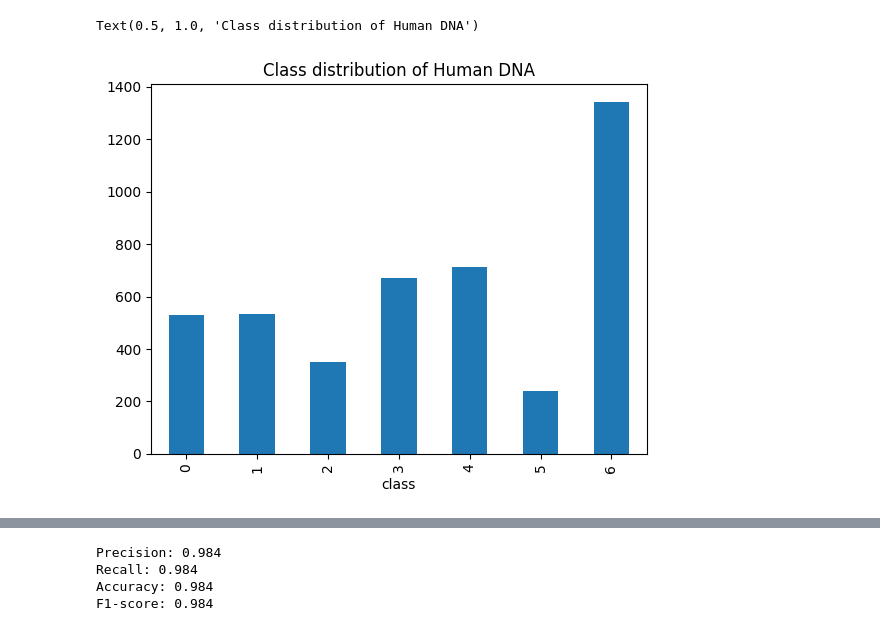
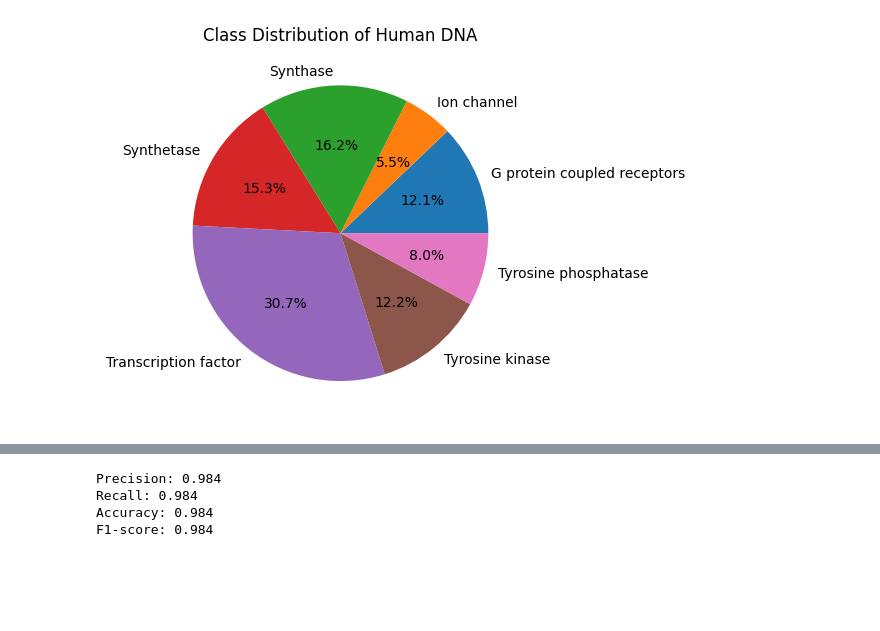
Before and after one commit to alessandroquirile/SequencingDNA, a Jupyter notebook: notebooks/1.0-data-exploration.ipynb, the cells around one changed output, grey strips where cells are left out. Drawn from its saved outputs; the diff is of its cells as text; code cells hidden in the pictures; blank space fills up the shorter version.

```diff
--- a/notebooks/1.0-data-exploration.ipynb
+++ b/notebooks/1.0-data-exploration.ipynb
@@ -38,13 +40,37 @@ To begin analyzing human DNA, we need to load the human dna dataset. This datase
 # %%
 import pandas as pd
 import matplotlib.pyplot as plt
 
+# Carica il file di dati
 human_dna = pd.read_table('../data/raw/human.txt')
-human_dna['class'].value_counts().sort_index().plot.bar()
-plt.title("Class distribution of Human DNA")
+
+# Crea un dizionario per mappare le classi numeriche alle descrizioni
+class_mapping = {
+    0: 'G protein coupled receptors',
+    1: 'Tyrosine kinase',
+    2: 'Tyrosine phosphatase',
+    3: 'Synthetase',
+    4: 'Synthase',
+    5: 'Ion channel',
+    6: 'Transcription factor'
+}
+
+# Mappa le classi numeriche alle descrizioni nella colonna 'class'
+human_dna['class'] = human_dna['class'].map(class_mapping)
+
+# Conta i valori per ciascuna classe
+class_counts = human_dna['class'].value_counts()
+
+# Disegna il diagramma a torta
+class_counts.sort_index().plot.pie(
+    autopct='%1.1f%%',  # Percentuale visualizzata
+    ylabel='',          # Rimuove l'etichetta dell'asse Y
+)
+
+plt.title("Class Distribution of Human DNA")  # Titolo del grafico
+plt.show()
 # %% [output]
-Text(0.5, 1.0, 'Class distribution of Human DNA')
-[figure, old version]
+[figure, new version]
 # %% [markdown]
 ## Extracting Features from Base Pair Sequences
 
```
Also changed, not shown: parts of 9 cells of this notebook, 3 other files.
